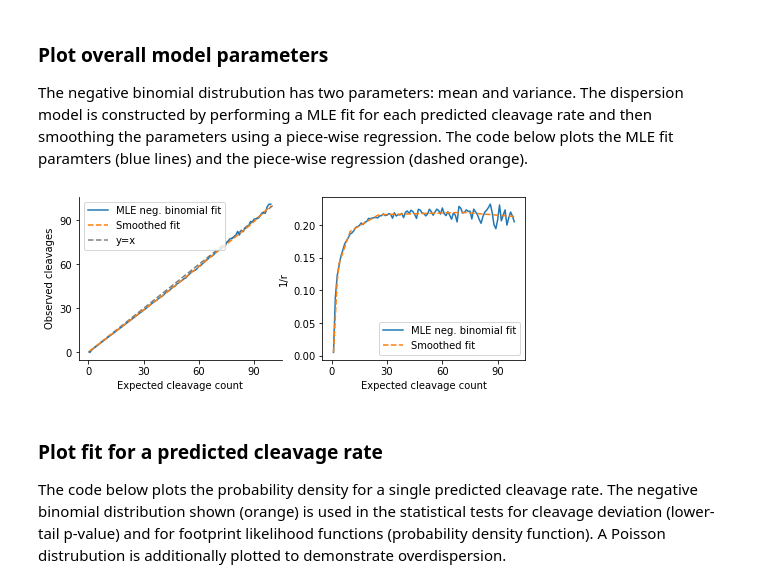
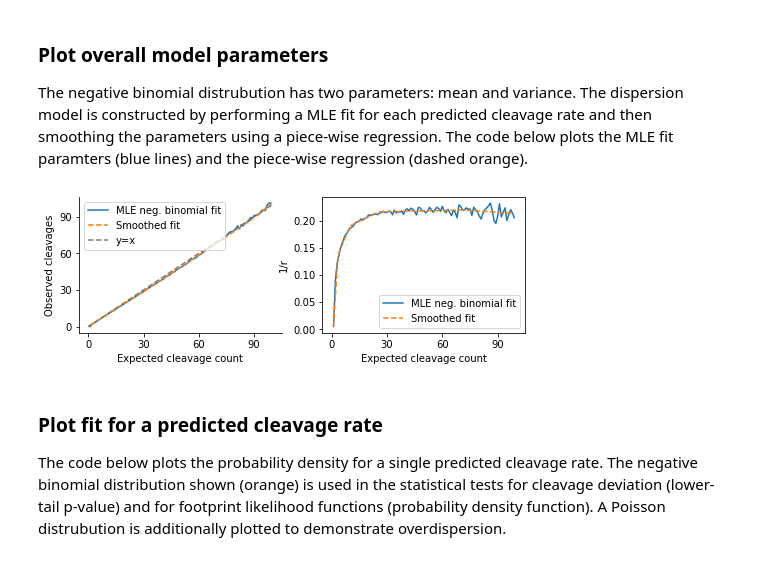
Before and after one commit to vierstralab/footprint-tools, a Jupyter notebook: docs/source/tutorials/dispersion.ipynb, the cells around one changed output. Drawn from its saved outputs; the diff is of its cells as text; code cells hidden in the pictures.

```diff
--- a/docs/source/tutorials/dispersion.ipynb
+++ b/docs/source/tutorials/dispersion.ipynb
@@ -26,9 +19,9 @@ The negative binomial distrubution has two parameters: mean and variance. The di
 # %%
 from footprint_tools.plotting import plot_model_fit
 fig, axs = plot_model_fit(dm)
-fig.set_size_inches(8, 3)
+fig.set_size_inches(8, 2.5)
 # %% [output]
-[figure, old version]
+[figure, new version]
 # %% [markdown]
 ### Plot fit for a predicted cleavage rate
 
```
Also changed, not shown: parts of 2 cells of this notebook.
